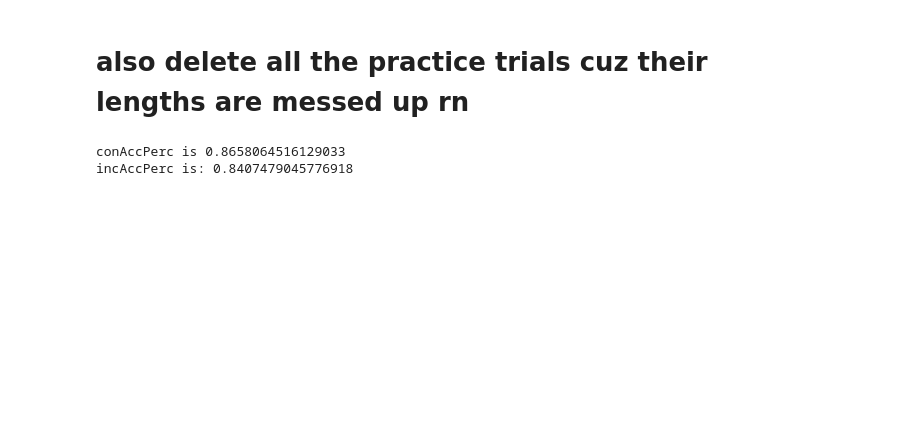
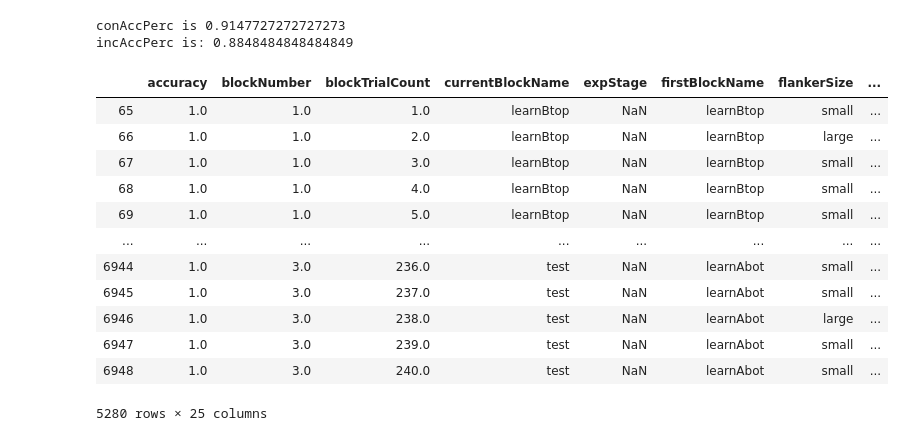
Before and after one commit to jimzhang629/contextFlanker2.0, a Jupyter notebook: analysis/makecsv.ipynb, the cells around one changed output. Saved outputs shown, nothing was run; the diff lists cells and outputs as text; code cells hidden in the pictures; blank space fills up the shorter version.

Commit message:
change to contextflanker2.0 data

```diff
--- a/analysis/makecsv.ipynb
+++ b/analysis/makecsv.ipynb
@@ -37,7 +38,7 @@ import copy
 
 #global script variables
 accCutoff = .65
-path = r'/Users/jinjiang-macair/Library/CloudStorage/OneDrive-DukeUniversity/Duke/Fall2022Rotation/Data/contextFlanker/'
+path = r'/Users/jinjiang-macair/Library/CloudStorage/OneDrive-DukeUniversity/Duke/Fall2022Rotation/Data/contextFlanker2.0/'
 
 #load files from path
 allFiles = glob.glob(path + "*.txt")
@@ -73,11 +74,11 @@ for file in allFiles:
 
     # these are longer than they seem.
     partData['subject']=subject #adding a column with subID
-    partData = partData.rename(columns={0: 'sectionType', 1: 'taskName', 2: 'blockNumber', 3: 'firstBlockName', 4: 'secondBlockName', 5: 'thirdBlockName',
-                                        6:'currentBlockName', 7: 'trialCount', 8: 'blockTrialCount',
-                                        9: 'trialImg', 10: 'imgSource', 11:'imgCongruency', 13: 'imgDisplayLocation', 13:'repeat',
-                                        14: 'stimOnset', 15: 'respOnset', 16: 'respTime', 17: 'accuracy', 18: 'redundantDispLoc', 19: 'redundantCongruency',
-                                        20: 'sectionStart', 21: 'sectionEnd', 22: 'sectionEnd-sectionStart', 23: 'useless1', 24: 'useless2', 25: 'useless3', 26:'subject'})
+    partData = partData.rename(columns={0: 'expStage', 1: 'sectionType', 2: 'taskName', 3: 'blockNumber', 4: 'firstBlockName', 5: 'secondBlockName', 6: 'thirdBlockName',
+                                        7:'currentBlockName', 8: 'trialCount', 9: 'blockTrialCount', 10: 'flankerSize',
+                                        11: 'trialImg', 12: 'imgSource', 13:'imgCongruency', 14: 'imgDisplayLocation', 15:'repeat',
+                                        16: 'stimOnset', 17: 'respOnset', 18: 'respTime', 19: 'accuracy', 20: 'redundantDispLoc', 21: 'redundantCongruency',
+                                        22: 'sectionStart', 23: 'sectionEnd', 24: 'sectionEnd-sectionStart', 25: 'useless1', 26: 'useless2', 27: 'useless3', 28:'subject'})
 
     #add info to individual lists
     subjectList.append(subject)
@@ -147,2 +136,0 @@ x.close()
-# %% [markdown]
-# also delete all the practice trials cuz their lengths are messed up rn
@@ -161,5 +137,7 @@ x.close()
 # %%
-allData = pd.read_csv('/Users/jinjiang-macair/Library/CloudStorage/OneDrive-DukeUniversity/Duke/Fall2022Rotation/Data/contextFlanker/combinedData.csv')
+allData = pd.read_csv('/Users/jinjiang-macair/Library/CloudStorage/OneDrive-DukeUniversity/Duke/Fall2022Rotation/Data/contextFlanker2.0/combinedData.csv')
+
+allData = allData.loc[allData['sectionType'] == 'main1']
 # %%
 import pandas as pd
 
@@ -181,23 +159,38 @@ for subject in subjectList:
 # %%
 conDF = highAccDF.loc[(highAccDF['imgCongruency'] == 'c')]
 
 incDF = highAccDF.loc[(highAccDF['imgCongruency'] == 'i')]
 
 
 conAccCount = conDF['accuracy'].astype(int).sum()
 incAccCount = incDF['accuracy'].astype(int).sum()
 
 
 
 conAccPerc = conAccCount / len(conDF)
 incAccPerc = incAccCount / len(incDF)
 
 print('conAccPerc is ' + str(conAccPerc))
 
 print('incAccPerc is: ' + str(incAccPerc))
+
+highAccDF
 # %% [output]
-conAccPerc is 0.8658064516129033
-incAccPerc is: 0.8407479045776918
+conAccPerc is 0.9147727272727273
+incAccPerc is: 0.8848484848484849
+|  | accuracy | blockNumber | blockTrialCount | currentBlockName | expStage | firstBlockName | flankerSize | ... |
+| 65 | 1.0 | 1.0 | 1.0 | learnBtop | NaN | learnBtop | small | ... |
+| 66 | 1.0 | 1.0 | 2.0 | learnBtop | NaN | learnBtop | large | ... |
+| 67 | 1.0 | 1.0 | 3.0 | learnBtop | NaN | learnBtop | small | ... |
+| 68 | 1.0 | 1.0 | 4.0 | learnBtop | NaN | learnBtop | small | ... |
+| 69 | 1.0 | 1.0 | 5.0 | learnBtop | NaN | learnBtop | small | ... |
+| ... | ... | ... | ... | ... | ... | ... | ... | ... |
+| 6944 | 1.0 | 3.0 | 236.0 | test | NaN | learnAbot | small | ... |
+| 6945 | 1.0 | 3.0 | 237.0 | test | NaN | learnAbot | small | ... |
+| 6946 | 1.0 | 3.0 | 238.0 | test | NaN | learnAbot | large | ... |
+| 6947 | 1.0 | 3.0 | 239.0 | test | NaN | learnAbot | small | ... |
+| 6948 | 1.0 | 3.0 | 240.0 | test | NaN | learnAbot | small | ... |
+5280 rows × 25 columns
 # %%
 # need to grab the respTime and Acc for each trial AFTER a congruent trial
 
```
Also changed, not shown: parts of 10 cells of this notebook, 1 other file.
